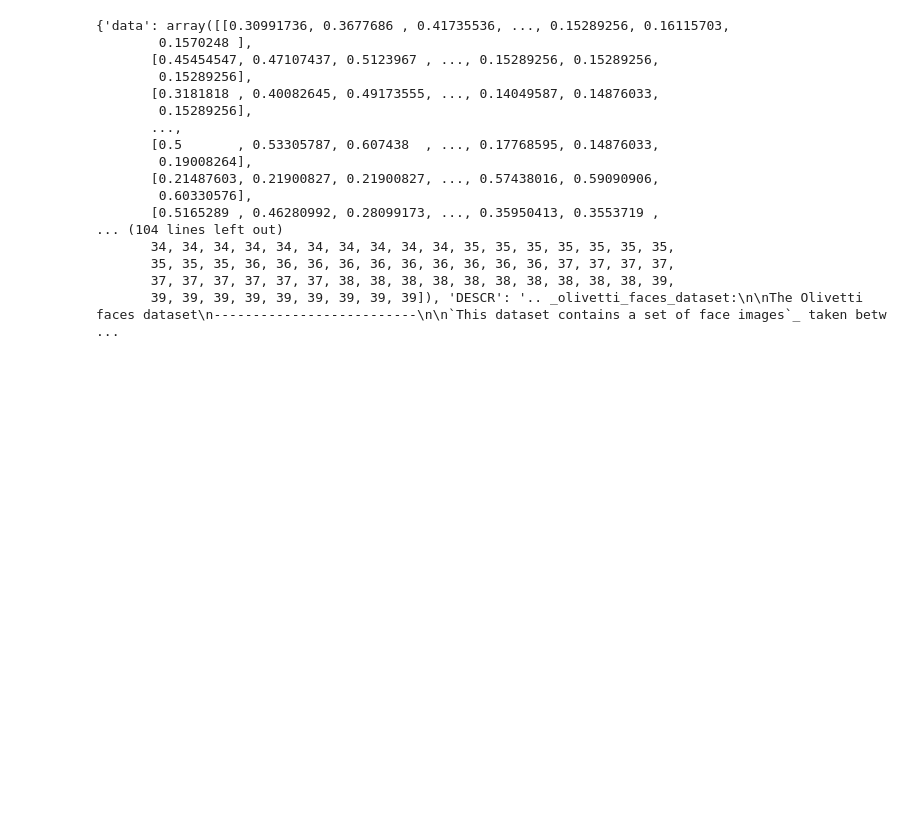
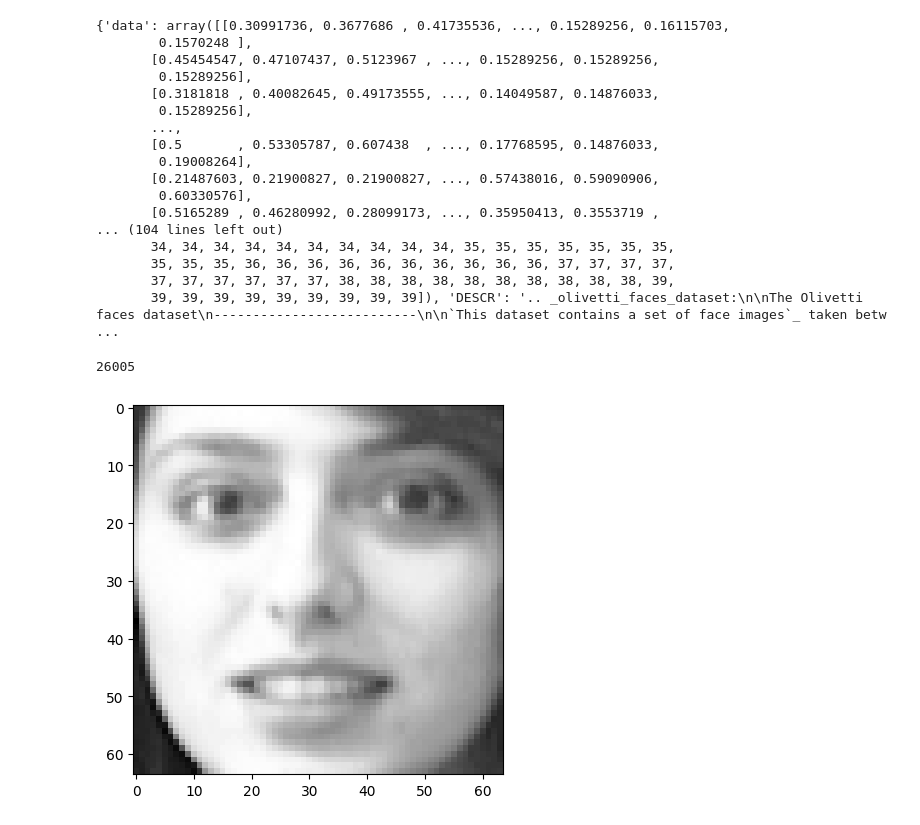
Before and after one commit to NiteshKrMandal/ML-Assignment-2, a Jupyter notebook: ml-assignment-2.ipynb, the cells around one changed output. Cells and saved outputs as stored; diff of their text form; code cells hidden in the pictures; blank space fills up the shorter version.

```diff
--- a/ml-assignment-2.ipynb
+++ b/ml-assignment-2.ipynb
@@ -32,3 +32,42 @@ print(data)
        35, 35, 35, 36, 36, 36, 36, 36, 36, 36, 36, 36, 36, 37, 37, 37, 37,
        37, 37, 37, 37, 37, 37, 38, 38, 38, 38, 38, 38, 38, 38, 38, 38, 39,
        39, 39, 39, 39, 39, 39, 39, 39, 39]), 'DESCR': '.. _olivetti_faces_dataset:\n\nThe Olivetti faces dataset\n--------------------------\n\n`This dataset contains a set of face images`_ taken betw ...
+# %%
+import numpy as np
+#Roll Number- M26CSA005
+roll_num_char=26005
+seed=roll_num_char
+rng=np.random.default_rng(seed)
+
+print(seed)
+# %% [output]
+26005
+# %%
+Xtrain_ids=[]
+Xval_ids=[]
+Xtest_ids=[]
+
+for face in range(40):
+    ids=np.where(y == face)[0]
+    rng.shuffle(ids)
+
+    Xtrain_ids.extend(ids[:6])
+    Xval_ids.extend(ids[6:8])
+    Xtest_ids.extend(ids[8:])
+
+Xtrain_ids=np.array(Xtrain_ids)
+Xval_ids=np.array(Xval_ids)
+Xtest_ids=np.array(Xtest_ids)
+
+
+np.savez(
+    "olivetti_split.npz",
+    Xtrain_ids=Xtrain_ids,
+    Xval_ids=Xval_ids,
+    Xtest_ids=Xtest_ids
+)
+
+
+X_train, y_train = X[Xtrain_ids], y[Xtrain_ids]
+X_val, y_val = X[Xval_ids], y[Xval_ids]
+X_test, y_test = X[Xtest_ids], y[Xtest_ids]
@@ -34,0 +76,5 @@ print(data)
+# %%
+plt.imshow(X_test[14].reshape(64, 64), cmap="gray")
+plt.show()
+# %% [output]
+[figure, added]
```
Also changed, not shown: parts of 12 cells of this notebook.
